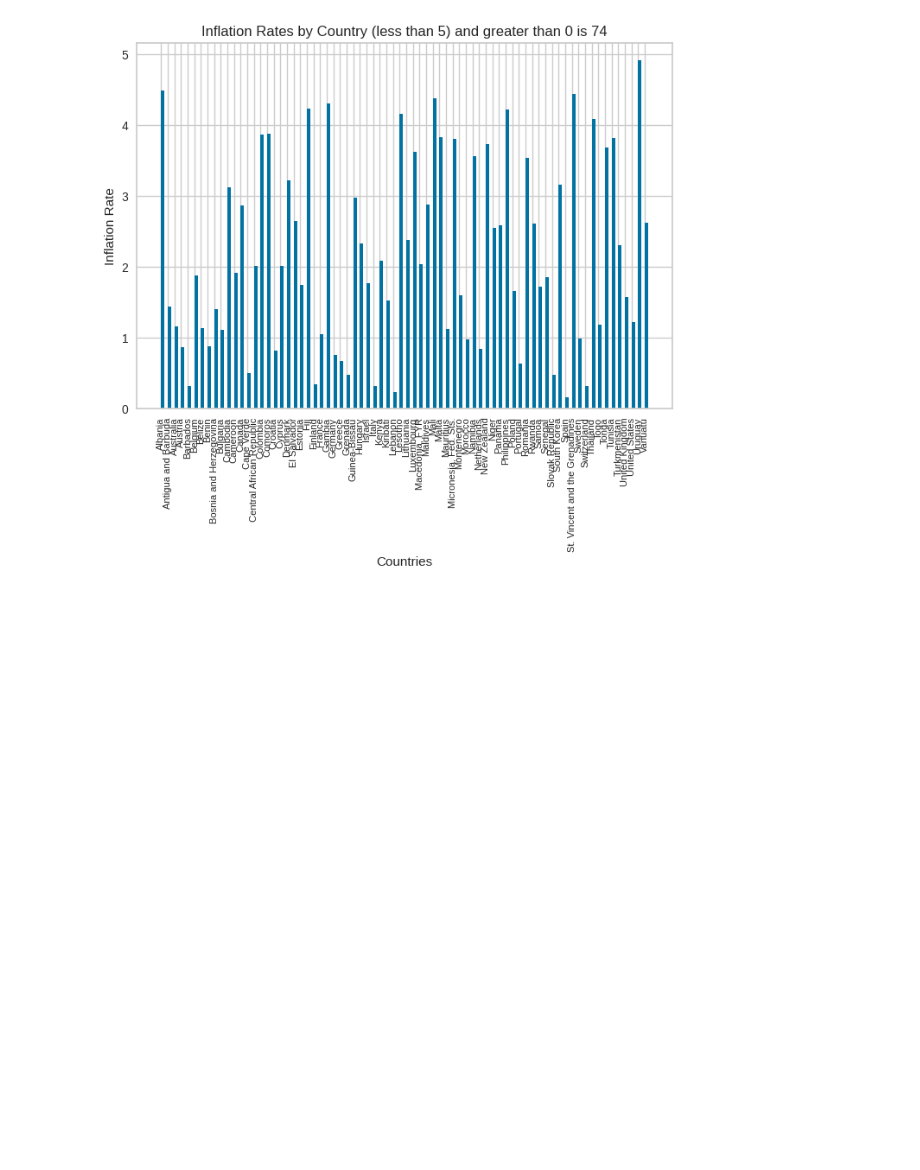
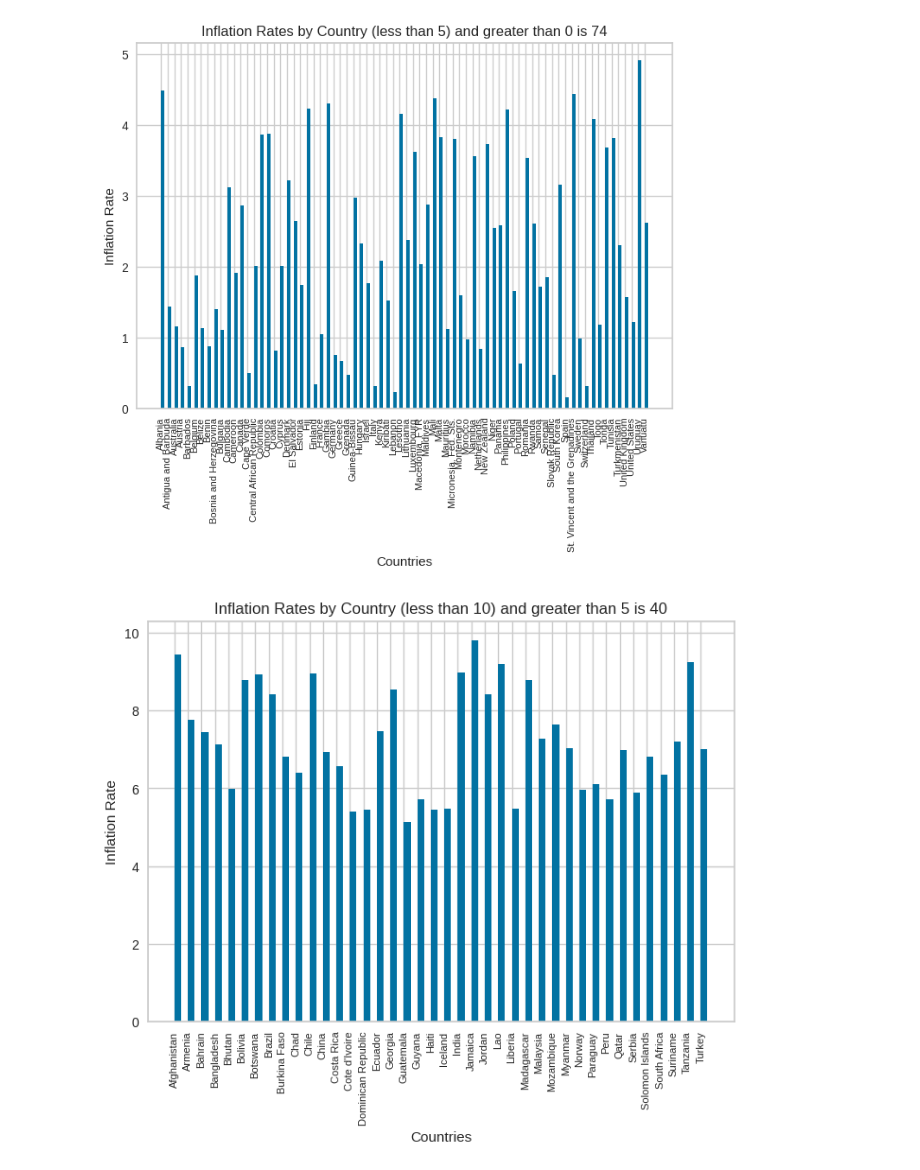
Before and after one commit to prathyusha-reddy-arch/DataVisualisation, a Jupyter notebook: ProjectInc2.ipynb, the cells around one changed output. Cells and saved outputs as stored; diff of their text form; code cells hidden in the pictures; blank space fills up the shorter version.

```diff
--- a/ProjectInc2.ipynb
+++ b/ProjectInc2.ipynb
@@ -85,7 +85,7 @@ def inflation_rate(low_rate,high_rate):
   filtered_inflation_rates = []
   count=0
   for i in range(len(data.country)):
-     if data.inflation[i] <high_rate and data.inflation[i] >low_rate:
+     if data.inflation[i] <high_rate and data.inflation[i] >=low_rate:
         filtered_countries.append(data.country[i])
         filtered_inflation_rates.append(data.inflation[i])
         count=count+1
@@ -105,3 +105,7 @@ def inflation_rate(low_rate,high_rate):
 inflation_rate(0,5)
 # %% [output]
 [figure]
+# %%
+inflation_rate(5,10)
+# %% [output]
+[figure, added]
```
Also changed, not shown: parts of 5 cells of this notebook.
